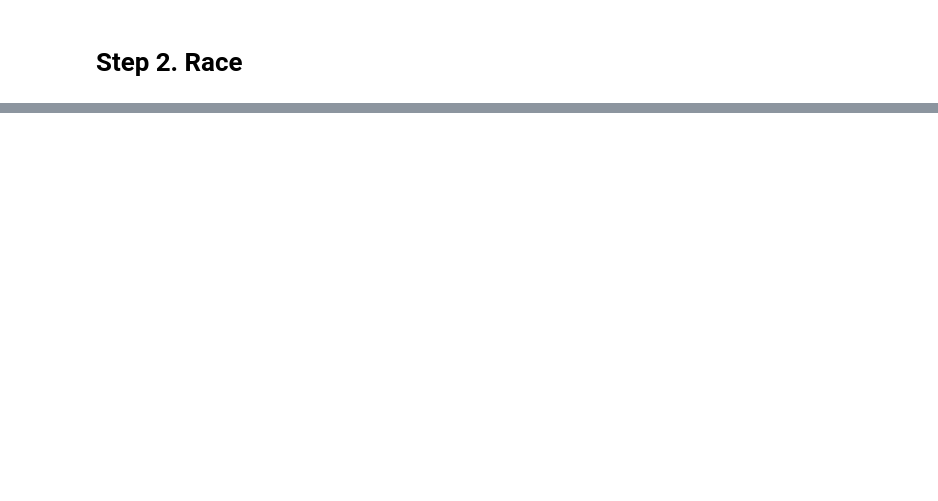
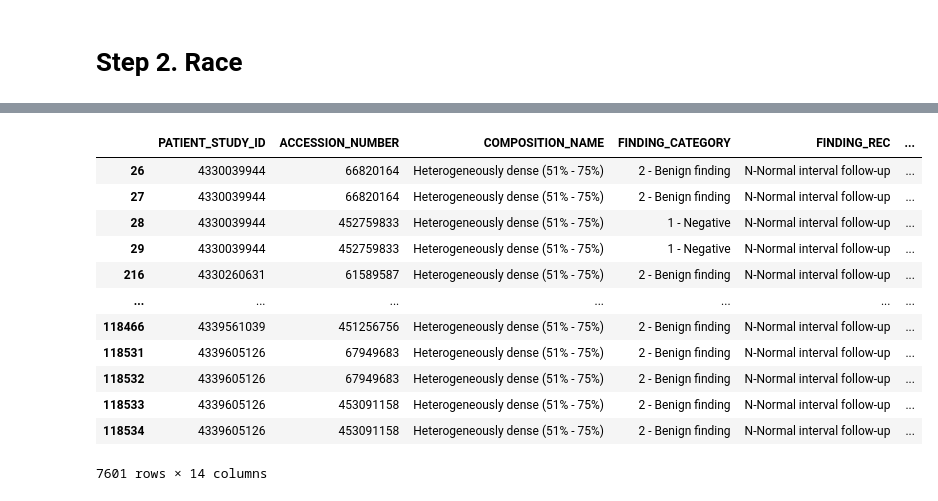
Before and after one commit to tracy01014/MO-DBT-data-curation, a Jupyter notebook: Code/Check/match_mo_cancer_normal.ipynb, the cells around one changed output, grey strips where cells are left out. Saved outputs shown, nothing was run; the diff lists cells and outputs as text; code cells hidden in the pictures; blank space fills up the shorter version.

```diff
--- a/Code/Check/match_mo_cancer_normal.ipynb
+++ b/Code/Check/match_mo_cancer_normal.ipynb
@@ -360,0 +359,16 @@ print(f"Unmatched IDs     : {unmatched_cancer_ids}")
+# %%
+matched_normal
+# %% [output]
+|  | PATIENT_STUDY_ID | ACCESSION_NUMBER | COMPOSITION_NAME | FINDING_CATEGORY | FINDING_REC | ... |
+| 26 | 4330039944 | 66820164 | Heterogeneously dense (51% - 75%) | 2 - Benign finding | N-Normal interval follow-up | ... |
+| 27 | 4330039944 | 66820164 | Heterogeneously dense (51% - 75%) | 2 - Benign finding | N-Normal interval follow-up | ... |
+| 28 | 4330039944 | 452759833 | Heterogeneously dense (51% - 75%) | 1 - Negative | N-Normal interval follow-up | ... |
+| 29 | 4330039944 | 452759833 | Heterogeneously dense (51% - 75%) | 1 - Negative | N-Normal interval follow-up | ... |
+| 216 | 4330260631 | 61589587 | Heterogeneously dense (51% - 75%) | 2 - Benign finding | N-Normal interval follow-up | ... |
+| ... | ... | ... | ... | ... | ... | ... |
+| 118466 | 4339561039 | 451256756 | Heterogeneously dense (51% - 75%) | 2 - Benign finding | N-Normal interval follow-up | ... |
+| 118531 | 4339605126 | 67949683 | Heterogeneously dense (51% - 75%) | 2 - Benign finding | N-Normal interval follow-up | ... |
+| 118532 | 4339605126 | 67949683 | Heterogeneously dense (51% - 75%) | 2 - Benign finding | N-Normal interval follow-up | ... |
+| 118533 | 4339605126 | 453091158 | Heterogeneously dense (51% - 75%) | 2 - Benign finding | N-Normal interval follow-up | ... |
+| 118534 | 4339605126 | 453091158 | Heterogeneously dense (51% - 75%) | 2 - Benign finding | N-Normal interval follow-up | ... |
+7601 rows × 14 columns
```
Also changed, not shown: parts of 19 cells of this notebook.
